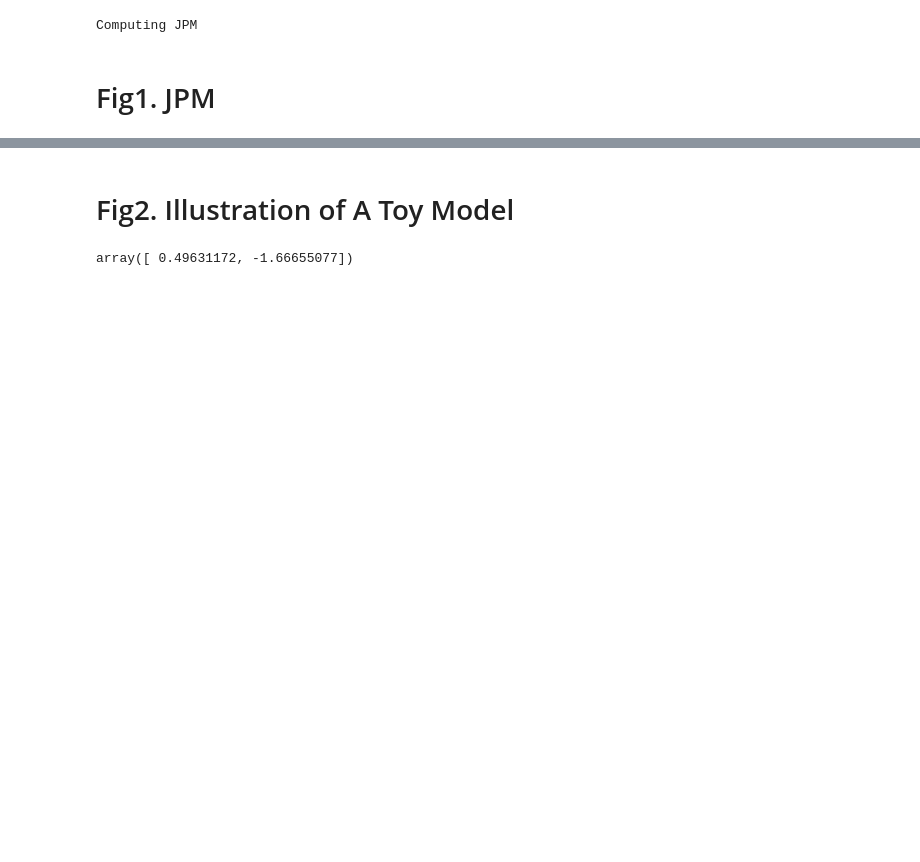
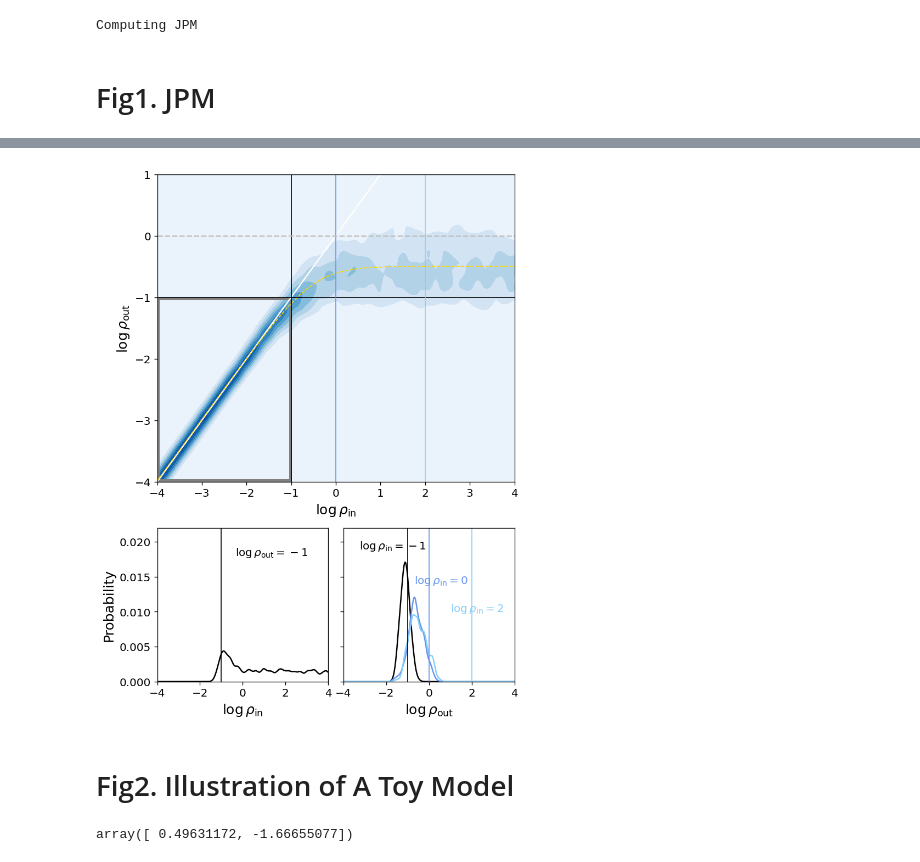
Before and after one commit to xiaris/BADDAT, a Jupyter notebook: Paper/PaperPlot.ipynb, the cells around one changed output, grey strips where cells are left out. Cells and saved outputs as stored; diff of their text form; code cells hidden in the pictures; blank space fills up the shorter version.

```diff
--- a/Paper/PaperPlot.ipynb
+++ b/Paper/PaperPlot.ipynb
@@ -81,3 +24,73 @@ fig.savefig("fig1.png",bbox_inches="tight")
+# %%
+def softplus(x,s_k=1):
+    return x - s_k * np.log(1 + np.exp(x / s_k))
+
+H2 = JPM[-1]
+fig = plt.figure(figsize=(7,10), dpi=120,facecolor='white')
+
+gs = gridspec.GridSpec(2, 2, height_ratios=[0.8,0.4], width_ratios=[0.5,0.5])
+gs.update(hspace=0.2)
+gs.update(wspace=0.09)
+
+ax0 = fig.add_subplot(gs[0,:])
+ax1 = fig.add_subplot(gs[1,0])
+ax2 = fig.add_subplot(gs[1,1])
+ax0.contourf(rho_iter,rho_iter, H2,cmap='Blues')
+
+ax0.set_xlim(-4,4)
+ax0.set_ylim(-4,1)
+
+ax0.plot(np.arange(-4,5),np.arange(-4,5),'w-')
+ax0.plot(np.arange(-4,5,0.1), softplus(np.arange(-4,5,0.1)+ 0.511636601229464, 0.4239987587065787)-0.4977552447495435, '--', lw=1, color='gold')
+ax0.axvline(-1, color='k', ls='-', lw=1)
+ax0.axhline(-1, color='k', ls='-', lw=1)
+ax0.axvline(0, color='cornflowerblue',lw=1)
+ax0.axvline(2, color='lightskyblue',lw=1)
+ax0.axhline(0 , color='silver', ls='--')
+ax0.set_ylabel(r"$\log \rho_{\rm out} $", fontsize=15)
+ax0.set_xlabel(r"$\log \rho_{\rm in} $", fontsize=15)
+ax0.tick_params(axis='both', labelsize=12)
+rect = patches.Rectangle((-3.98, -3.98), 2.96, 2.96, linewidth=3, edgecolor='gray', facecolor='none', linestyle='-')
+ax0.add_patch(rect)
+
+ind = np.argmin(np.abs(rho_iter - np.log10(0.1)))
+
+ax1.plot(rho_iter, H2[ind,:]/np.sum(H2[ind,:]), color='k')
+ax1.axvline(-1, color='k',lw=1)
+ax1.set_ylim(0,0.022)
+ax1.set_xlim(-4,4)
+ax1.set_xlabel(r"$\log \rho_{\rm in} $", fontsize=15)
+
+ax1.set_ylabel(r"Probability",fontsize=15)
+ax1.yaxis.set_major_locator(MultipleLocator(0.005))
+ax1.text(-0.35,0.018,r"$\log \rho_{\rm out} = -1 $",fontsize=12)
+# ax1.tick_params(axis='y', which='both',labelright=True, labelleft=False,right=True, left=False)
+# ax1.yaxis.set_label_position('right')
+ax1.tick_params(axis='both', labelsize=12)
+
+ind0 = np.argmin(np.abs(rho_iter - 0))
+ind2 = np.argmin(np.abs(rho_iter - 2))
+ax2.plot(rho_iter, H2[:,ind]/np.sum(H2[:,ind]), color='k')
+ax2.plot(rho_iter, H2[:,ind0]/np.sum(H2[:,ind0]), color='cornflowerblue')
+ax2.plot(rho_iter, H2[:,ind2]/np.sum(H2[:,ind2]), color='lightskyblue')
+ax2.set_ylim(0,0.022)
+ax2.set_xlim(-4,4)
+ax2.axvline(-1, color='k',lw=1)
+ax2.axvline(0, color='cornflowerblue',lw=1)
+ax2.axvline(2, color='lightskyblue',lw=1)
+ax2.set_xlabel(r"$\log \rho_{\rm out} $", fontsize=15)
+# ax2.set_ylabel(r"Probability",fontsize=17, rotation=-90,labelpad=20,va='bottom',ha='center')
+ax2.yaxis.set_major_locator(MultipleLocator(0.005))
+# ax2.tick_params(axis='y', which='both',labelright=True, labelleft=False,right=True, left=False)
+# ax2.yaxis.set_label_position('right')
+ax2.tick_params(axis='both', labelsize=12)
+ax2.text(-3.25,0.019,r"$\log \rho_{\rm in} = -1 $", color='k', fontsize=12)
+ax2.text(-0.7,0.014,r"$\log \rho_{\rm in} = 0 $", color='cornflowerblue', fontsize=12)
+ax2.text(1,0.01,r"$\log \rho_{\rm in} = 2 $", color='lightskyblue', fontsize=12)
+ax2.set_yticklabels([])
+fig.savefig("fig1.png",bbox_inches="tight")
+# %% [output]
+[figure, added]
 # %% [markdown]
 # Fig2. Illustration of A Toy Model
 # %%
```
Also changed, not shown: parts of 17 cells of this notebook, 9 other files.
